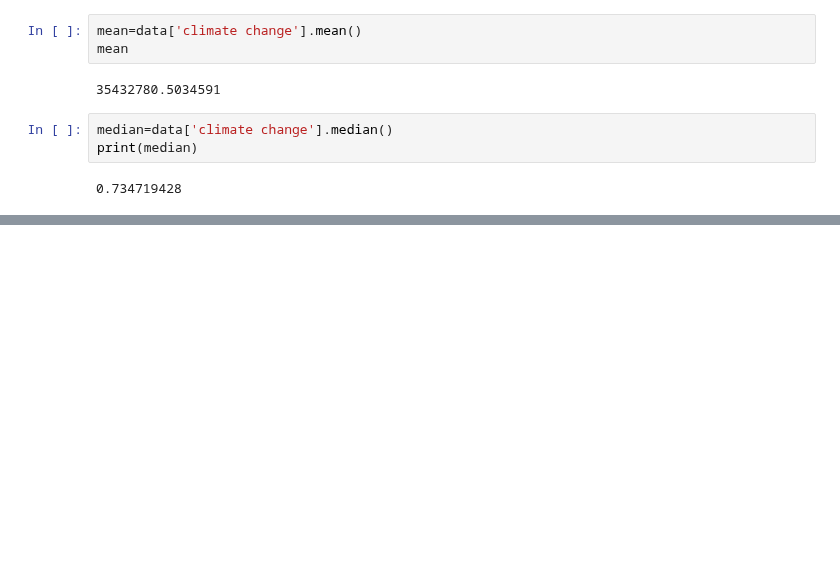
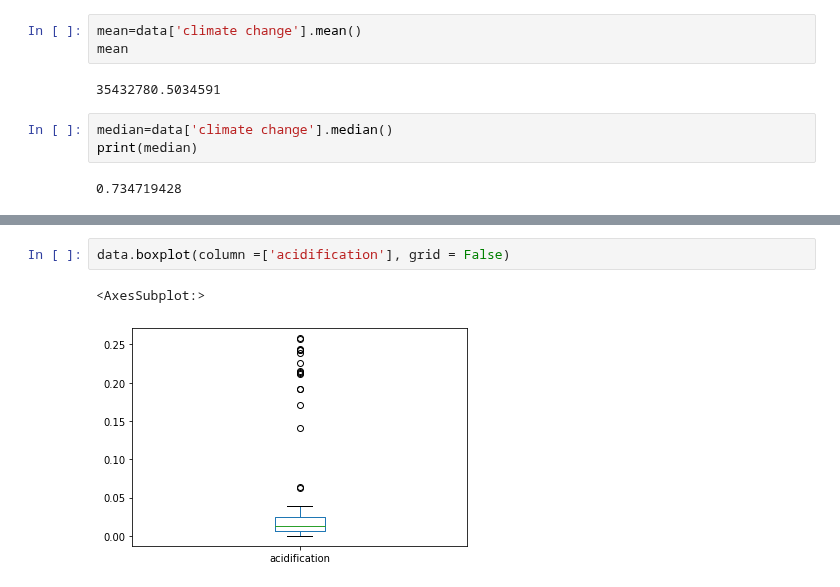
Before and after one commit to Naveen-Chaurasia/DeepLearning-POCs, a Jupyter notebook: LCA/EDA_poc.ipynb, the cells around one changed output, grey strips where cells are left out. Saved outputs shown, nothing was run; the diff lists cells and outputs as text; blank space fills up the shorter version.

```diff
--- a/LCA/EDA_poc.ipynb
+++ b/LCA/EDA_poc.ipynb
@@ -123,0 +129,5 @@ plt.xticks(rotation =-90)
+# %%
+data.boxplot(column =['acidification'], grid = False)
+# %% [output]
+<AxesSubplot:>
+[figure, added]
```
Also changed, not shown: parts of 3 cells of this notebook.
